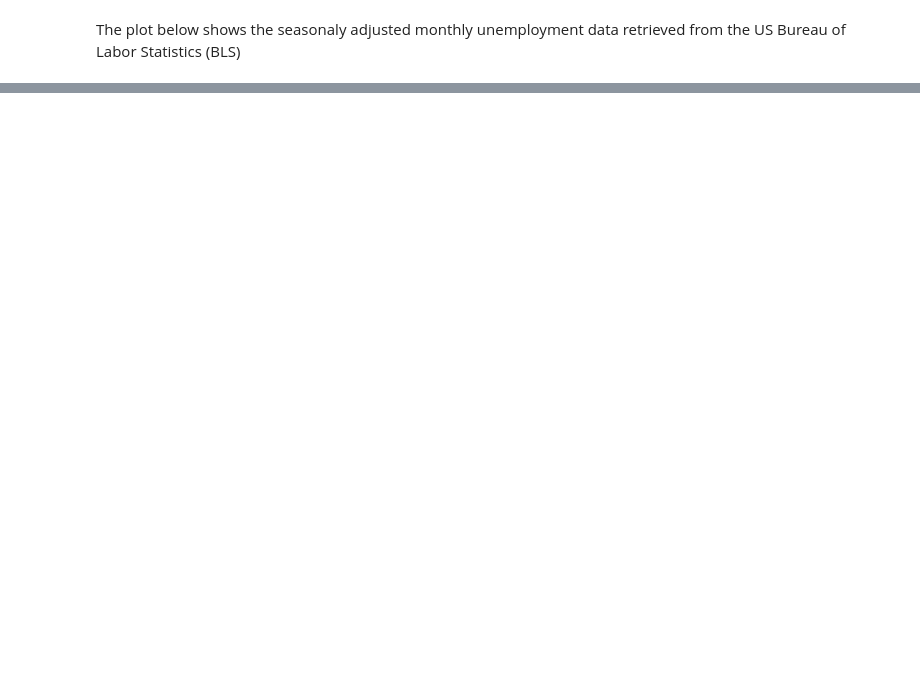
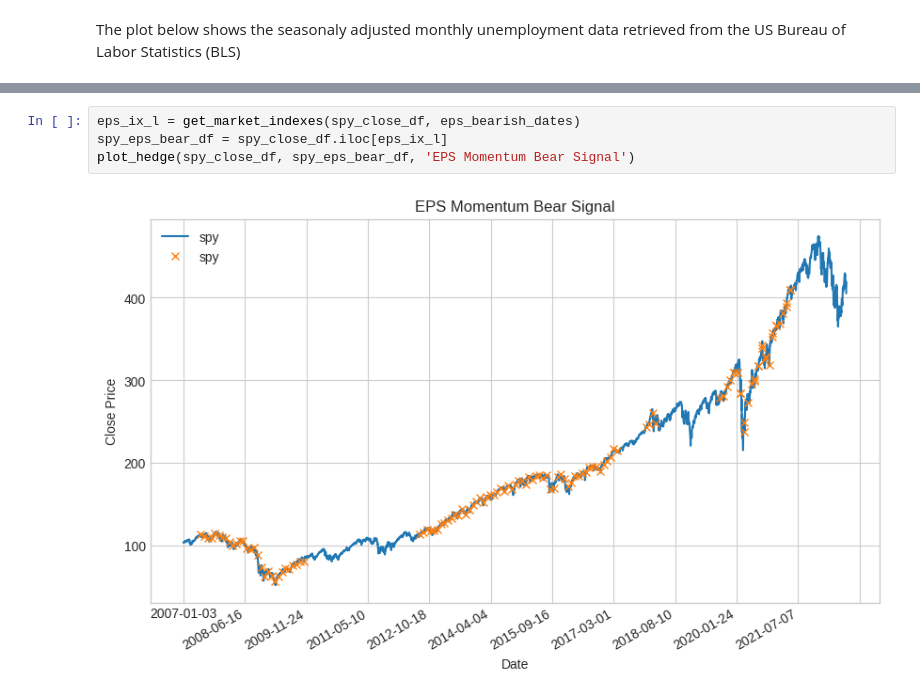
Before and after one commit to IanLKaplan/lazy_fundamental_analyst, a Jupyter notebook: lazy_fundamental_analyst.ipynb, the cells around one changed output, grey strips where cells are left out. Cells and saved outputs as stored; diff of their text form; blank space fills up the shorter version.

Commit message:
Added code to look at the market timing indicators. Added discussion.

```diff
--- a/lazy_fundamental_analyst.ipynb
+++ b/lazy_fundamental_analyst.ipynb
@@ -344,0 +500,6 @@ Inception Date: 12/16/1998
+# %%
+eps_ix_l = get_market_indexes(spy_close_df, eps_bearish_dates)
+spy_eps_bear_df = spy_close_df.iloc[eps_ix_l]
+plot_hedge(spy_close_df, spy_eps_bear_df, 'EPS Momentum Bear Signal')
+# %% [output]
+[figure, added]
```
Also changed, not shown: parts of 15 cells of this notebook, 1 other file.
